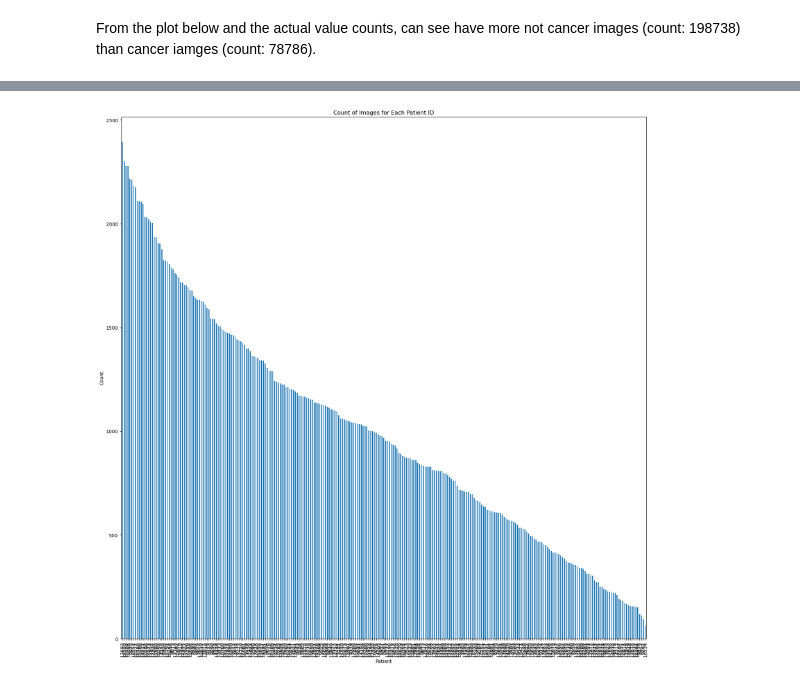
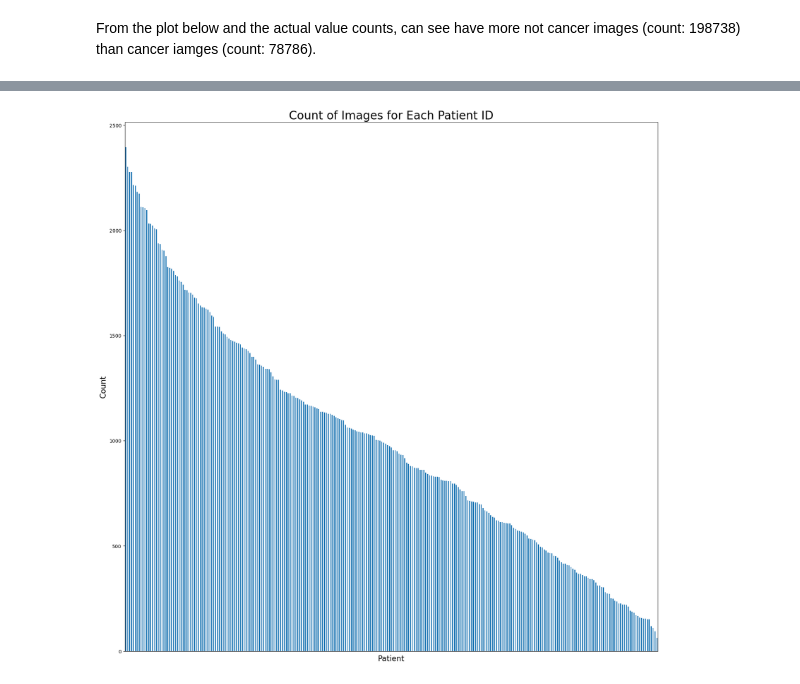
Before and after one commit to annapfenner/Springboard, a Jupyter notebook: Breast_Cancer_Capstone_Project/Breast_Cancer_Capstone_Project.ipynb, the cells around one changed output, grey strips where cells are left out. Drawn from its saved outputs; the diff is of its cells as text; code cells hidden in the pictures.

```diff
--- a/Breast_Cancer_Capstone_Project/Breast_Cancer_Capstone_Project.ipynb
+++ b/Breast_Cancer_Capstone_Project/Breast_Cancer_Capstone_Project.ipynb
@@ -48,7 +99,7 @@ def process_images(root_folder):
 
     return pd.DataFrame(image_data)
 # %%
-root_folder = "../Springboard/Breast_Cancer_Capstone_Project/data/IDC_regular_ps50_idx5/"
+root_folder = "/Users/annaparton/Desktop/Springboard/Breast_Cancer_Capstone_Project/images/IDC_regular_ps50_idx5"
 image_dataframe = process_images(root_folder)
 print(image_dataframe.head())
 print(len(image_dataframe))
@@ -83,15 +146,17 @@ plt.show()
 # %%
 #actual count of how many images are labeled 0 or 1
 patient_count_images= image_dataframe.Patient_ID.value_counts()
 
 #quick glance to see if have the same number of patches for each patient
 plt.figure(figsize=(20, 20))
 patient_count_images.plot(kind='bar')
-plt.title('Count of Images for Each Patient ID')
-plt.xlabel('Patient')
-plt.ylabel('Count')
-plt.show()
+plt.title('Count of Images for Each Patient ID', fontsize=24)
+plt.xticks([])
+plt.xlabel('Patient', fontsize=16)
+plt.ylabel('Count', fontsize=16)
+plt.savefig('count_images.png')
+#plt.show()
 # %% [output]
-[figure, old version]
+[figure, new version]
 # %%
 #plot the first 10 images
```
Also changed, not shown: parts of 51 cells of this notebook.
